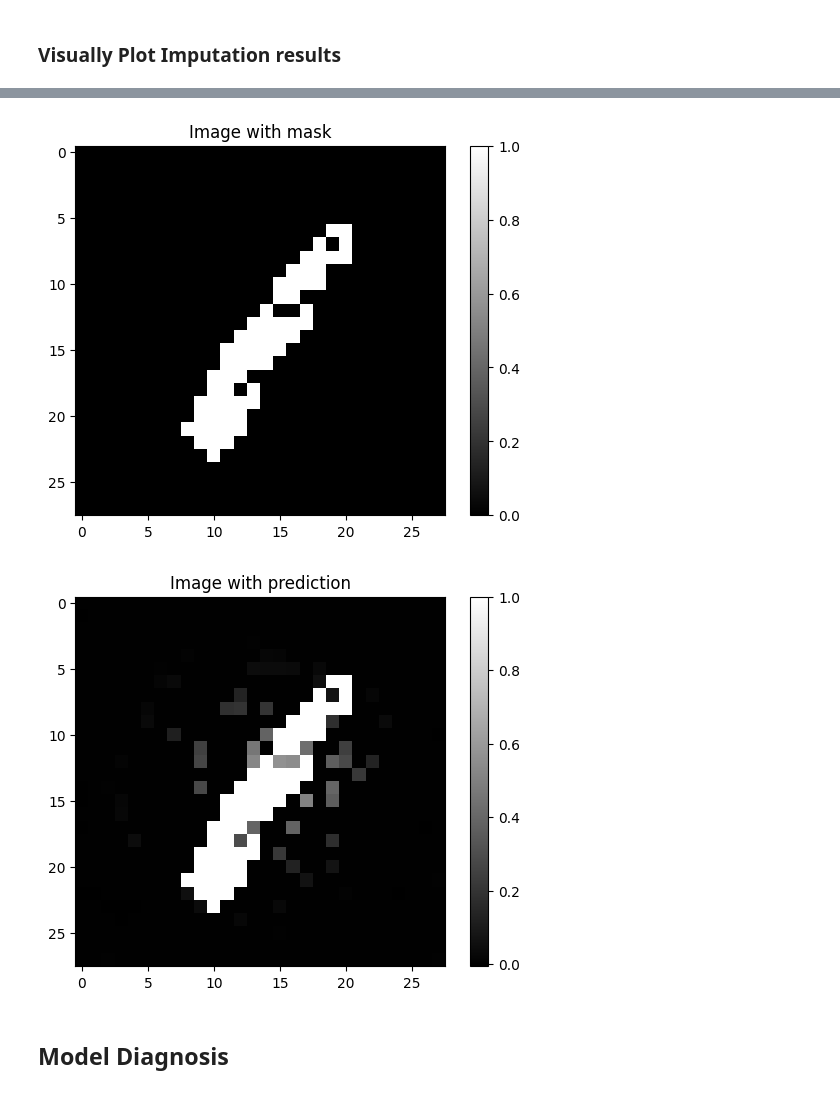
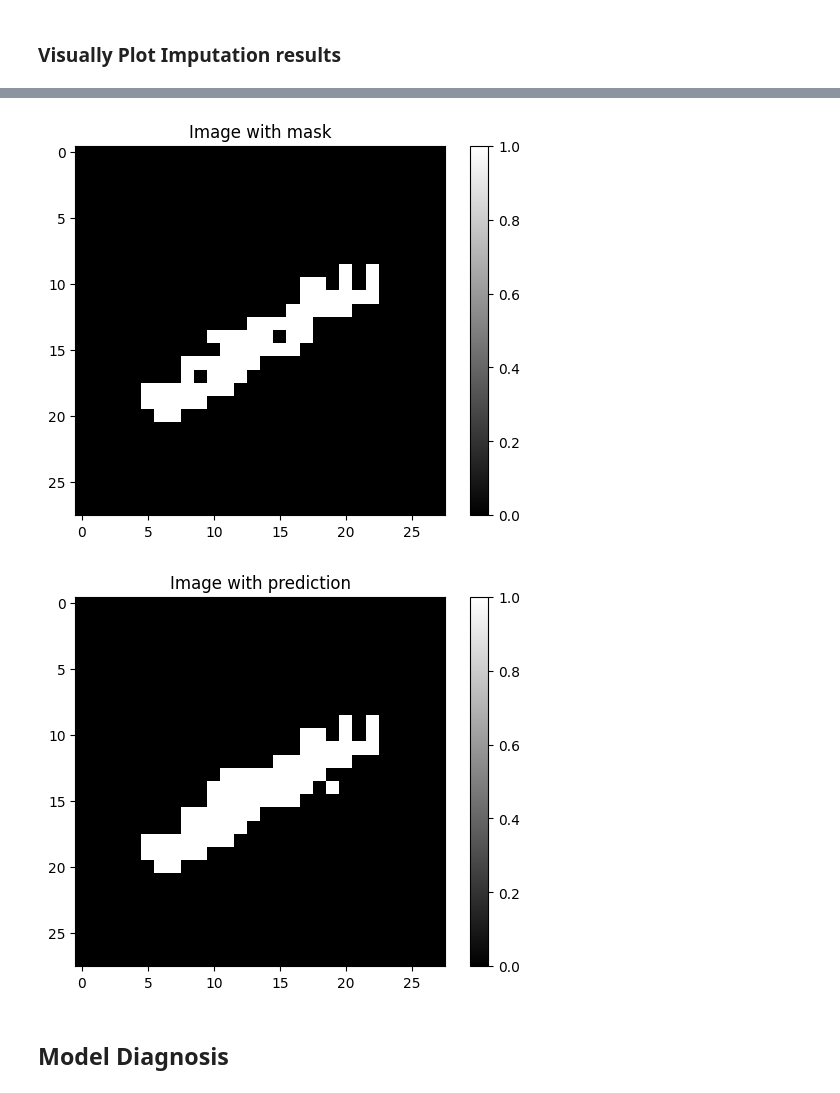
Before and after one commit to XiaoyuJiang17/ScalableLVMOGP, a Jupyter notebook: lvmogp_healing_mnist_data_expri.ipynb, the cells around one changed output, grey strips where cells are left out. Drawn from its saved outputs; the diff is of its cells as text; code cells hidden in the pictures.

```diff
--- a/lvmogp_healing_mnist_data_expri.ipynb
+++ b/lvmogp_healing_mnist_data_expri.ipynb
@@ -9,6 +11,7 @@ import torch
 from torch import Tensor
 from lvmogp_svi import LVMOGP_SVI
 from gaussian_likelihood import GaussianLikelihood
+from gpytorch.likelihoods import BernoulliLikelihood
 from variational_elbo import VariationalELBO
 from tqdm import trange
 from torch.optim.lr_scheduler import StepLR
@@ -46,7 +49,7 @@ index_dim, C = gene_2dimage_inputs()
 
 # specify model & likelihood
 my_model = LVMOGP_SVI(n_X, n_C, index_dim, latent_dim, n_inducing_C, n_inducing_X, Y_train.reshape(n_X, -1), pca=pca)
-likelihood = GaussianLikelihood() # how many outputs,
+likelihood = BernoulliLikelihood() # how many outputs,
 
 # load in (partially)-trained model
 load_model = True
@@ -106,7 +109,9 @@ sample_batch_C = C[second_element_list]
 
 pred_outputs_ = my_model(sample_batch_X, sample_batch_C).loc.detach()
 # transform pre-processed data back to original data
+# Note for classification, we MUST double check the preprocessing_method = None
 pred_outputs_ = revserse_mnist_preprocess(pred_outputs_, method=preprocessing_method, param_dict=param_dict)
+pred_outputs_ = likelihood(pred_outputs_).mean.ge(0.5).float()
 target_indices_list = inhomogeneous_index_of_batch_Y(first_element_list, second_element_list, n_X, n_C)
 target_outputs_ =healing_mnist_training_data_original.reshape(-1)[target_indices_list]
 assert pred_outputs_.shape == target_outputs_.shape
@@ -183,7 +198,7 @@ def replace_elements(tensor_a, list_a, list_b):
 #   (2). plot context pixels (training data) and prediction for missing values (masked during training).
 
 num_missing_per_image = num_forbidden
-image_index = 12 # 0 - mnist_training_data
+image_index = 7 # 0 - mnist_training_data
 
 image_target = healing_mnist_training_data_original[image_index]
 plt.imshow(image_target, cmap='gray')  # Use gray scale color map
@@ -216,5 +231,5 @@ plt.show()
-[figure, old version]
+[figure, new version]
-[figure, old version]
+[figure, new version]
 # %% [markdown]
 ## Model Diagnosis
 # %% [markdown]
```
Also changed, not shown: parts of 10 cells of this notebook, 3 other files.
